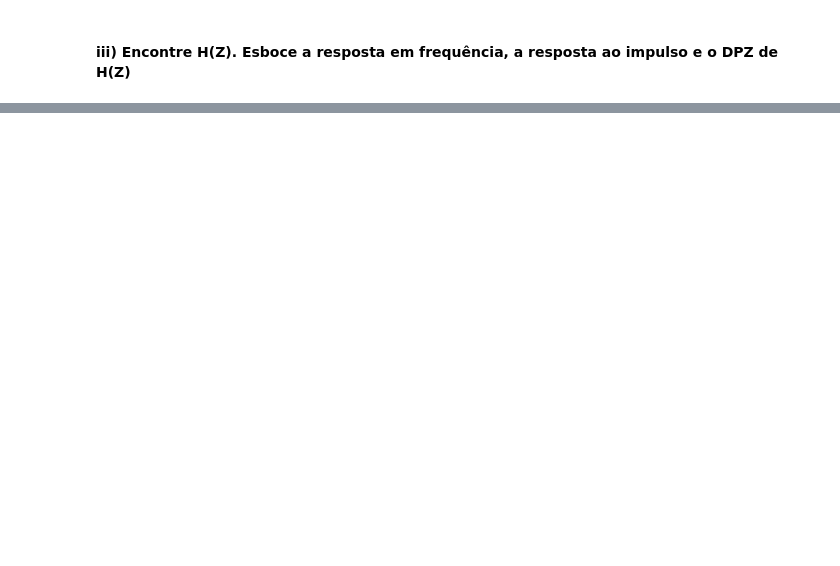
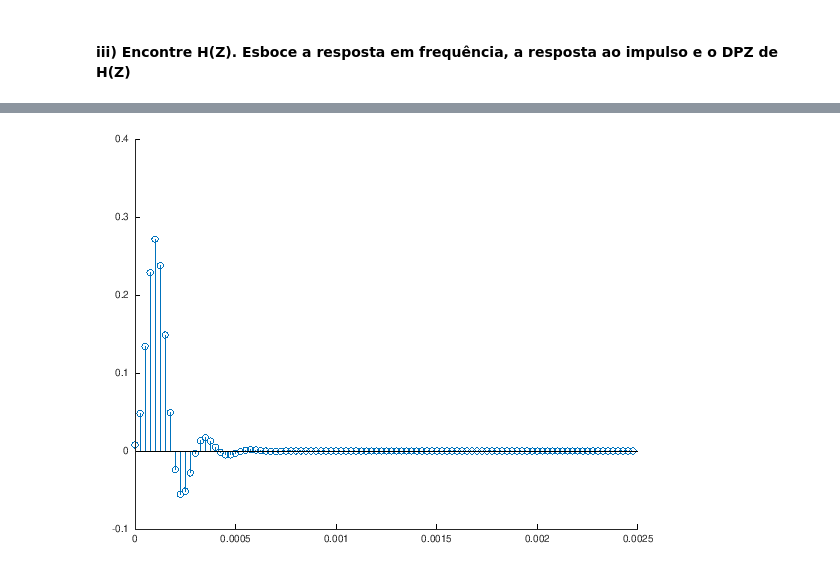
Before and after one commit to diegomhamilton/processamento-digital-de-sinais, a Jupyter notebook: Projeto_2/projeto.ipynb, the cells around one changed output, grey strips where cells are left out. Cells and saved outputs as stored; diff of their text form; code cells hidden in the pictures; blank space fills up the shorter version.

```diff
--- a/Projeto_2/projeto.ipynb
+++ b/Projeto_2/projeto.ipynb
@@ -84,0 +103,5 @@ error: called from
+# %%
+[h,t] = impz(b, a, 100, fs);
+stem(t, h)
+# %% [output]
+[figure, added]
```
Also changed, not shown: parts of 7 cells of this notebook.
